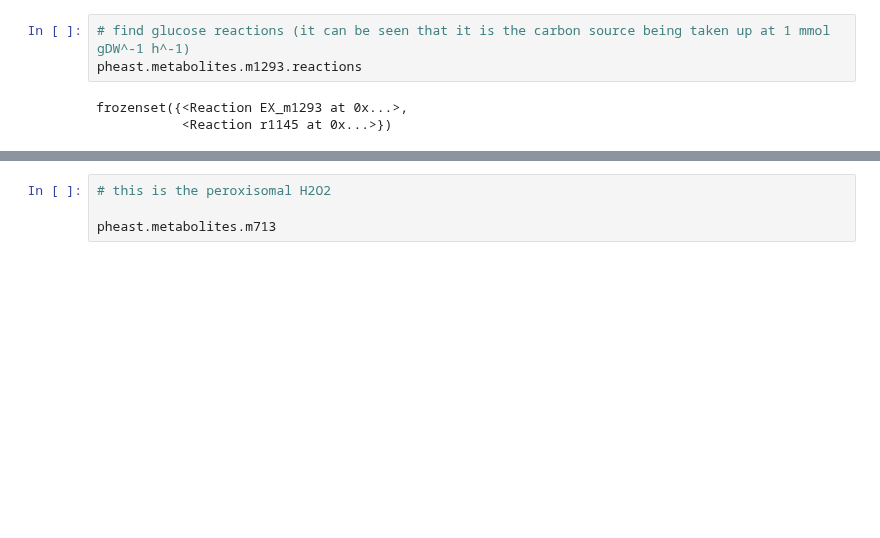
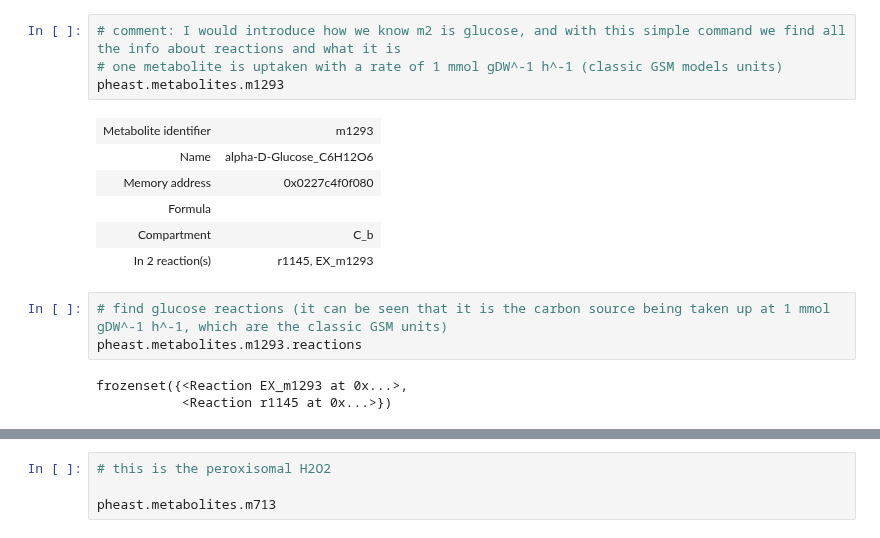
Before and after one commit to Schwebus/DTU_Biobuilders_2021, a Jupyter notebook: GSM_model/GSM_model.ipynb, the cells around one changed output, grey strips where cells are left out. Saved outputs shown, nothing was run; the diff lists cells and outputs as text; blank space fills up the shorter version.

```diff
--- a/GSM_model/GSM_model.ipynb
+++ b/GSM_model/GSM_model.ipynb
@@ -48,8 +78,19 @@ Secretion
 | m1287 | EX_m1287 | -0.0803 | 0 | 0.00% |
 | m1291 | EX_m1291 | -1.597 | 0 | 0.00% |
 | m1349 | EX_m1349 | -3.432 | 0 | 0.00% |
+# %%
+# comment: I would introduce how we know m2 is glucose, and with this simple command we find all the info about reactions and what it is
+# one metabolite is uptaken with a rate of 1 mmol gDW^-1 h^-1 (classic GSM models units)
+pheast.metabolites.m1293
+# %% [output]
+| Metabolite identifier | m1293 |
+| Name | alpha-D-Glucose_C6H12O6 |
+| Memory address | 0x0227c4f0f080 |
+| Formula |  |
+| Compartment | C_b |
+| In 2 reaction(s) | r1145, EX_m1293 |
 # %%
-# find glucose reactions (it can be seen that it is the carbon source being taken up at 1 mmol gDW^-1 h^-1)
+# find glucose reactions (it can be seen that it is the carbon source being taken up at 1 mmol gDW^-1 h^-1, which are the classic GSM units)
 pheast.metabolites.m1293.reactions
 # %% [output]
 frozenset({<Reaction EX_m1293 at 0x...>,
```
Also changed, not shown: parts of 25 cells of this notebook.
